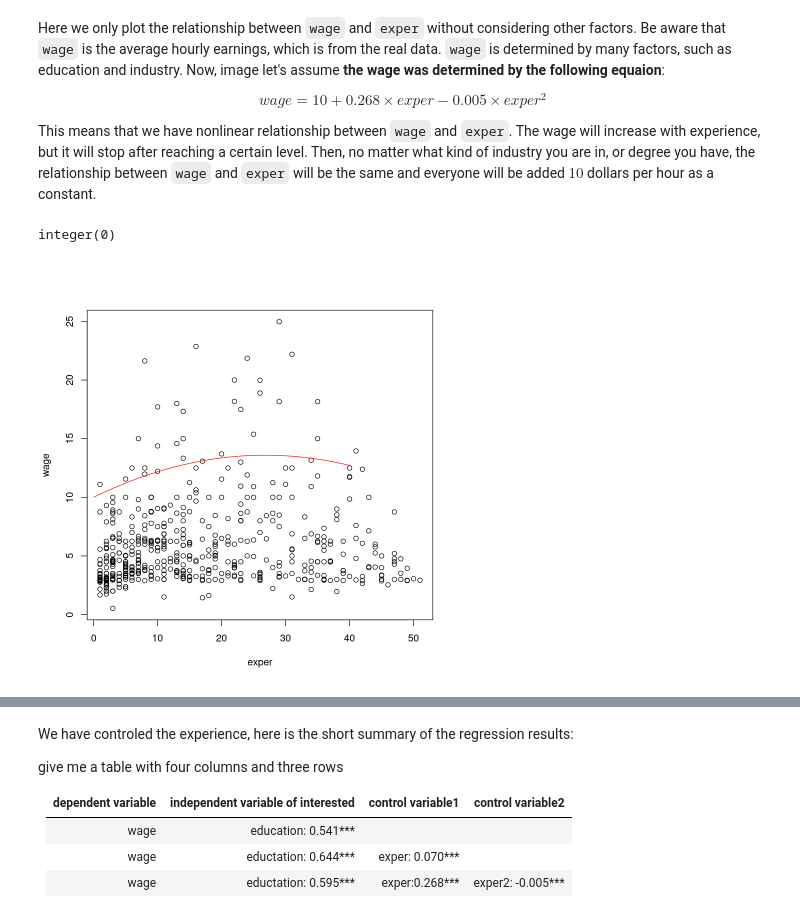
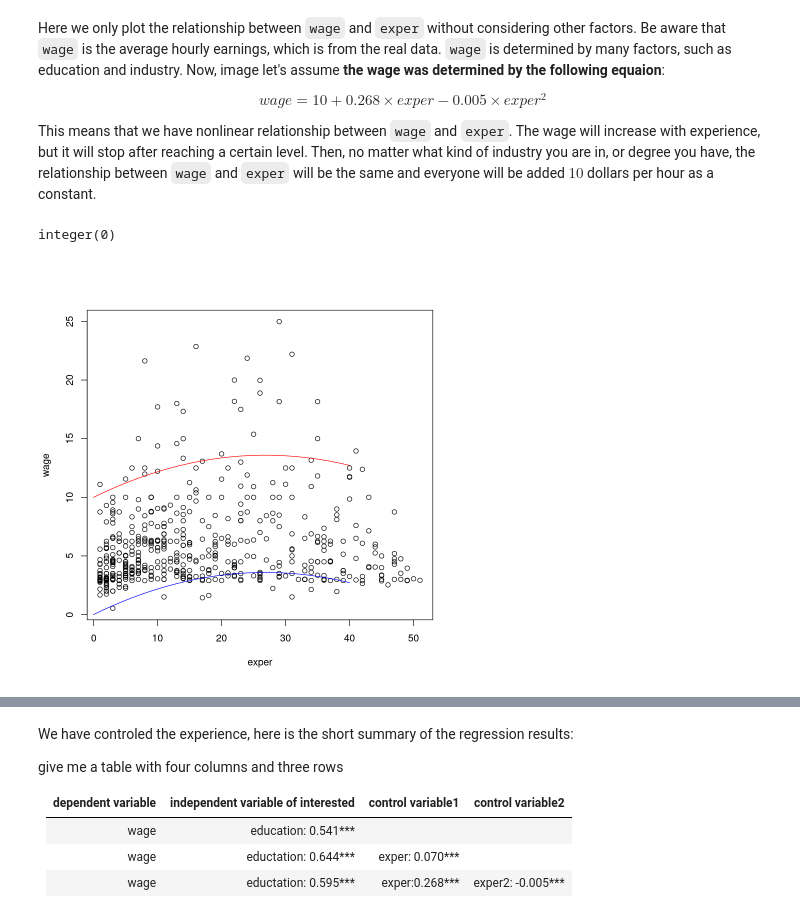
Before and after one commit to oceanumeric/data-science-go-small, a Jupyter notebook: all-in-one-for-the-exam/all-in-one.ipynb, the cells around one changed output, grey strips where cells are left out. Saved outputs shown, nothing was run; the diff lists cells and outputs as text; code cells hidden in the pictures.

```diff
--- a/all-in-one-for-the-exam/all-in-one.ipynb
+++ b/all-in-one-for-the-exam/all-in-one.ipynb
@@ -1521,11 +1555,12 @@ will be added $10$ dollars per hour as a constant.
 # %%
 # let's simulate the above equation
 wage_sim2 <- 10 + 0.268 * exper_seq - 0.005 * exper_seq^2
 
 # then we plot it again
 wage1 %>%
     with(plot(exper, wage)) +
-    lines(exper_seq, wage_sim2, type="l", col='red')
+    lines(exper_seq, wage_sim2, type="l", col='red') +
+    lines(exper_seq, wage_sim, type="l", col='blue')
 # %% [output]
 integer(0)
-[figure, old version]
+[figure, new version]
```
Also changed, not shown: parts of 29 cells of this notebook.
